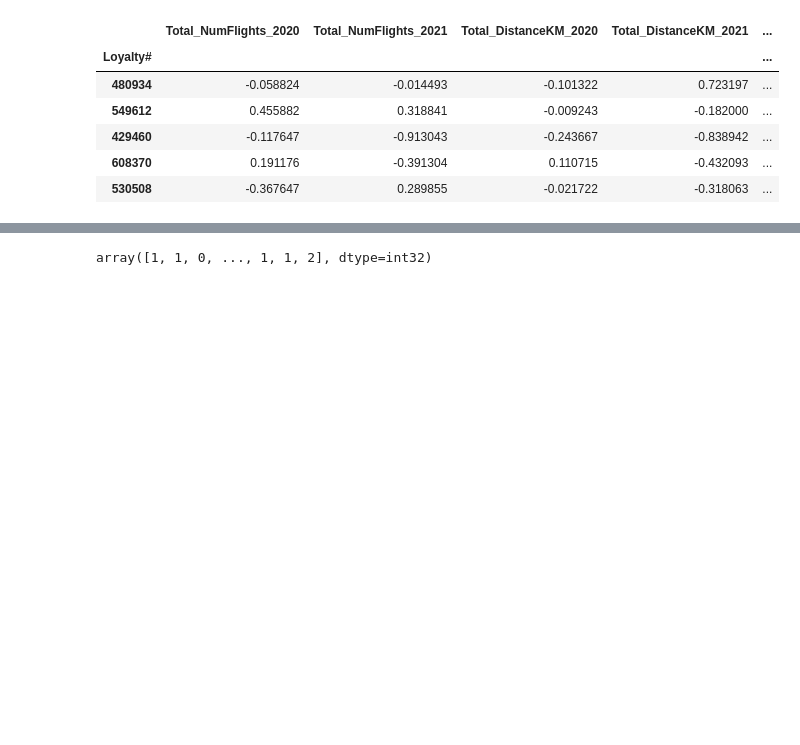
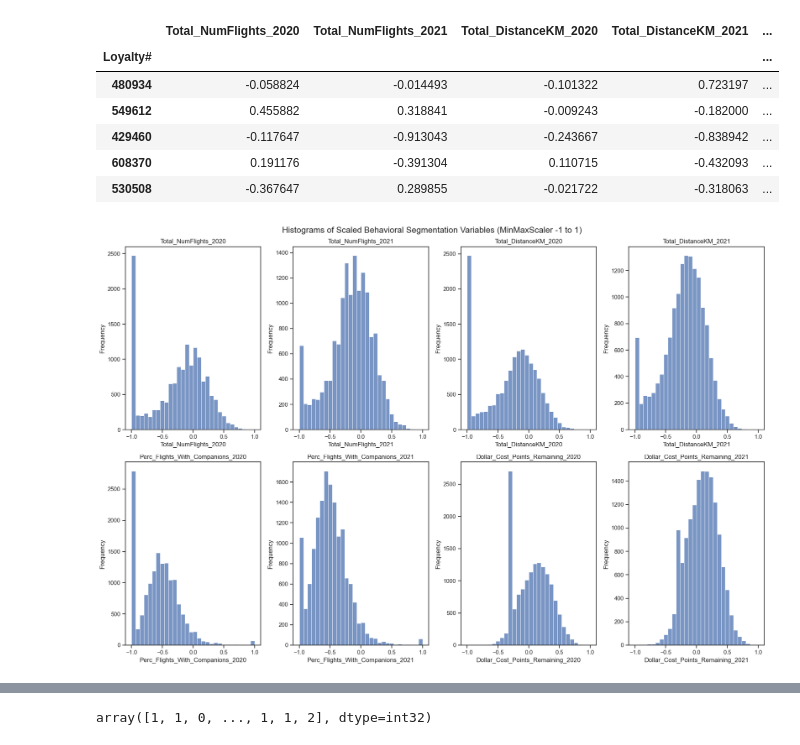
Before and after one commit to luisbdavila/Airline_Customer_Segmentation_DataMining_Project_Python, a Jupyter notebook: Final_delivery/Code/yearly_behavioral.ipynb, the cells around one changed output, grey strips where cells are left out. Cells and saved outputs as stored; diff of their text form; code cells hidden in the pictures; blank space fills up the shorter version.

```diff
--- a/Final_delivery/Code/yearly_behavioral.ipynb
+++ b/Final_delivery/Code/yearly_behavioral.ipynb
@@ -295,6 +297,22 @@ df_for_modeling.head()
 | 429460 | -0.117647 | -0.913043 | -0.243667 | -0.838942 | ... |
 | 608370 | 0.191176 | -0.391304 | 0.110715 | -0.432093 | ... |
 | 530508 | -0.367647 | 0.289855 | -0.021722 | -0.318063 | ... |
+# %%
+# Histograms of Scaled Variables
+fig, axes = plt.subplots(2, 4, figsize=(18, 12))
+axes = axes.flatten()
+
+for ax, col in zip(axes, df_for_modeling.columns):
+    sns.histplot(df_for_modeling[col], bins=30, ax=ax)
+    ax.set_title(col)
+    ax.set_xlabel(col)
+    ax.set_ylabel("Frequency")
+
+plt.suptitle("Histograms of Scaled Behavioral Segmentation Variables (MinMaxScaler -1 to 1)", fontsize=16)
+plt.tight_layout()
+plt.show()
+# %% [output]
+[figure, added]
 # %%
 X = df_for_modeling.values
 
```
Also changed, not shown: parts of 25 cells of this notebook.
